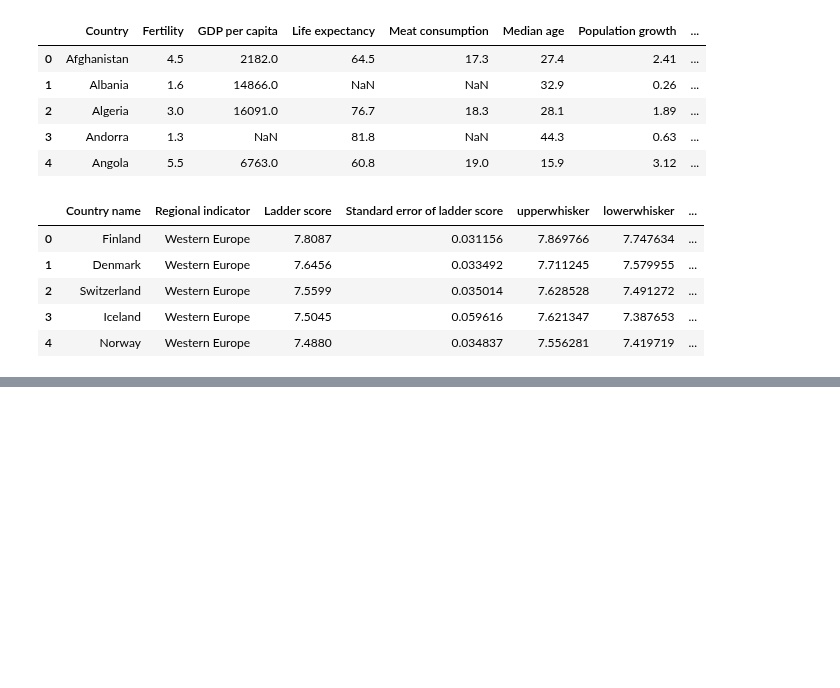
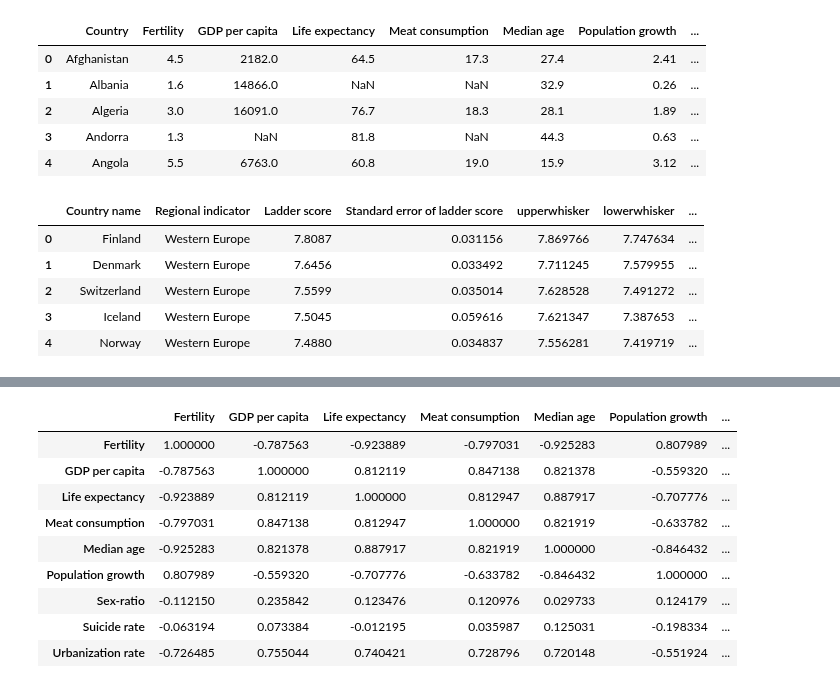
Before and after one commit to ermcgrew/bootcamp_project_one, a Jupyter notebook: data_analysis.ipynb, the cells around one changed output, grey strips where cells are left out. Cells and saved outputs as stored; diff of their text form; code cells hidden in the pictures; blank space fills up the shorter version.

```diff
--- a/data_analysis.ipynb
+++ b/data_analysis.ipynb
@@ -57,0 +105,2 @@ happiness_df.head()
+# %%
+world_data.dropna(axis=0, how='any', inplace=True)
@@ -57,0 +149,13 @@ happiness_df.head()
+# %%
+world_data.corr()
+# %% [output]
+|  | Fertility | GDP per capita | Life expectancy | Meat consumption | Median age | Population growth | ... |
+| Fertility | 1.000000 | -0.787563 | -0.923889 | -0.797031 | -0.925283 | 0.807989 | ... |
+| GDP per capita | -0.787563 | 1.000000 | 0.812119 | 0.847138 | 0.821378 | -0.559320 | ... |
+| Life expectancy | -0.923889 | 0.812119 | 1.000000 | 0.812947 | 0.887917 | -0.707776 | ... |
+| Meat consumption | -0.797031 | 0.847138 | 0.812947 | 1.000000 | 0.821919 | -0.633782 | ... |
+| Median age | -0.925283 | 0.821378 | 0.887917 | 0.821919 | 1.000000 | -0.846432 | ... |
+| Population growth | 0.807989 | -0.559320 | -0.707776 | -0.633782 | -0.846432 | 1.000000 | ... |
+| Sex-ratio | -0.112150 | 0.235842 | 0.123476 | 0.120976 | 0.029733 | 0.124179 | ... |
+| Suicide rate | -0.063194 | 0.073384 | -0.012195 | 0.035987 | 0.125031 | -0.198334 | ... |
+| Urbanization rate | -0.726485 | 0.755044 | 0.740421 | 0.728796 | 0.720148 | -0.551924 | ... |
```
Also changed, not shown: parts of 9 cells of this notebook.
